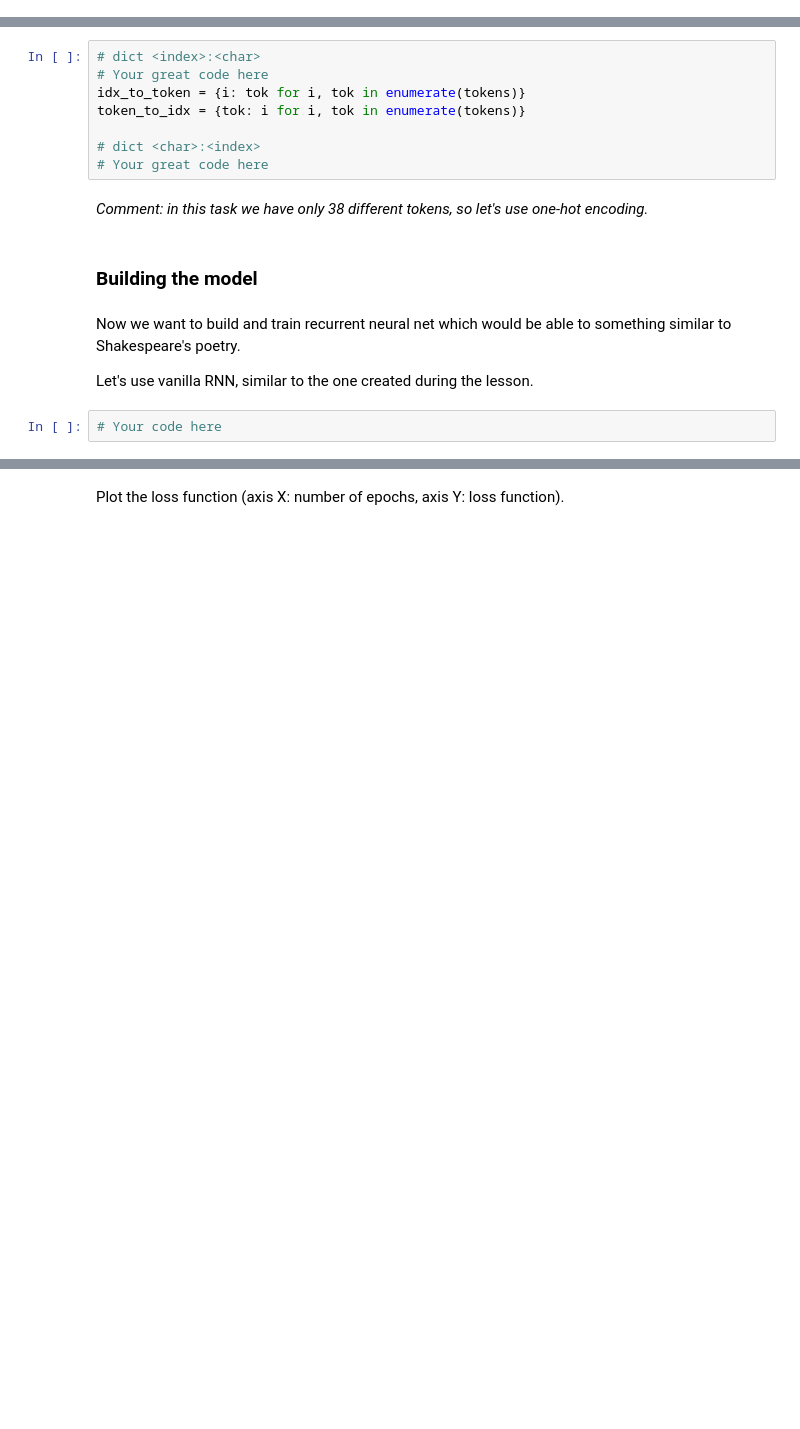
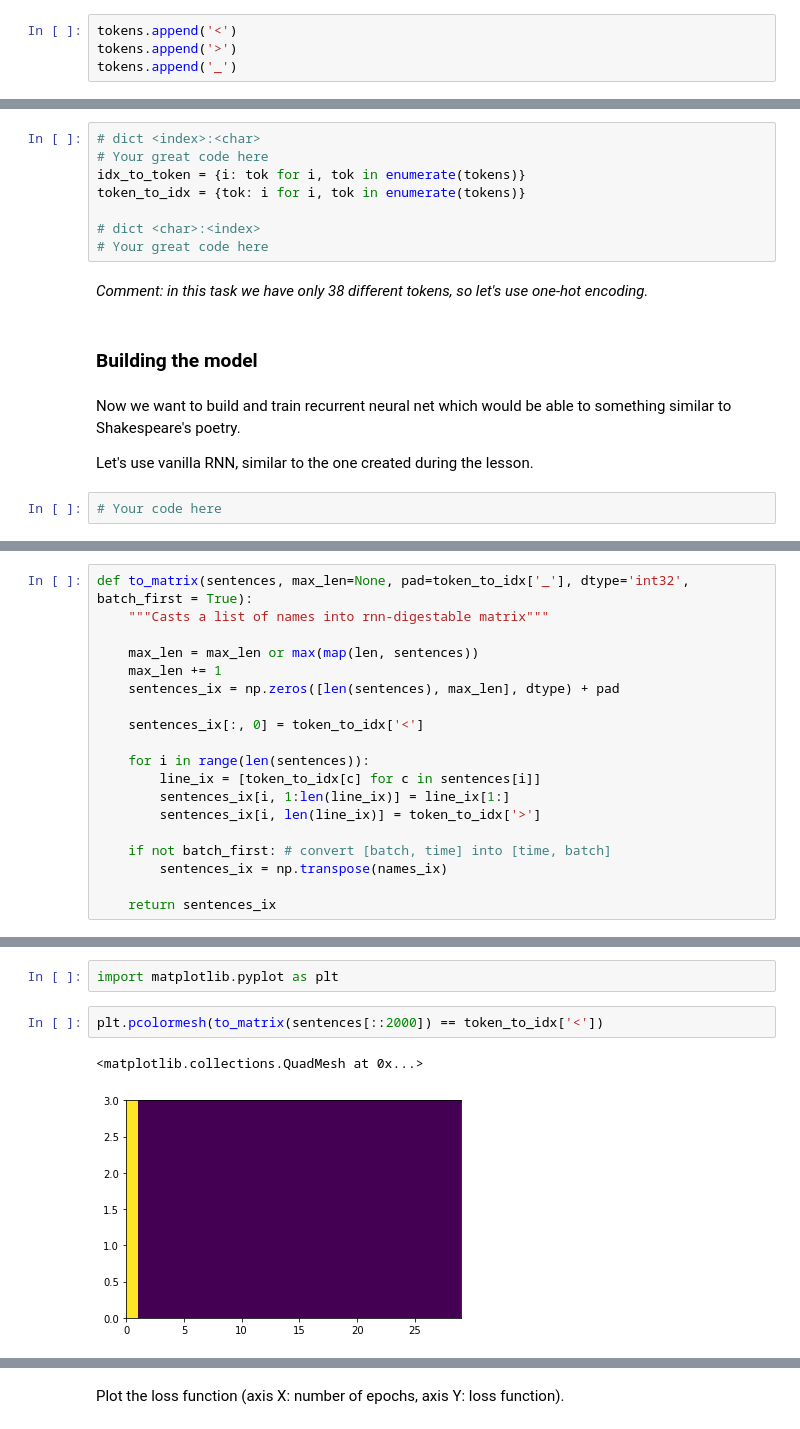
Before and after one commit to NikOrlov/ml_made, a Jupyter notebook: LAB02/Lab2_DL_part3_poetry.ipynb, the cells around one changed output, grey strips where cells are left out. Saved outputs shown, nothing was run; the diff lists cells and outputs as text; blank space fills up the shorter version.

```diff
--- a/LAB02/Lab2_DL_part3_poetry.ipynb
+++ b/LAB02/Lab2_DL_part3_poetry.ipynb
@@ -116,0 +135,4 @@ len(tokens)
+# %%
+tokens.append('<')
+tokens.append('>')
+tokens.append('_')
@@ -136,0 +168,19 @@ Let's use vanilla RNN, similar to the one created during the lesson.
+# %%
+def to_matrix(sentences, max_len=None, pad=token_to_idx['_'], dtype='int32', batch_first = True):
+    """Casts a list of names into rnn-digestable matrix"""
+
+    max_len = max_len or max(map(len, sentences))
+    max_len += 1
+    sentences_ix = np.zeros([len(sentences), max_len], dtype) + pad
+
+    sentences_ix[:, 0] = token_to_idx['<']
+
+    for i in range(len(sentences)):
+        line_ix = [token_to_idx[c] for c in sentences[i]]
+        sentences_ix[i, 1:len(line_ix)] = line_ix[1:]
+        sentences_ix[i, len(line_ix)] = token_to_idx['>']
+
+    if not batch_first: # convert [batch, time] into [time, batch]
+        sentences_ix = np.transpose(names_ix)
+
+    return sentences_ix
@@ -136,0 +200,7 @@ Let's use vanilla RNN, similar to the one created during the lesson.
+# %%
+import matplotlib.pyplot as plt
+# %%
+plt.pcolormesh(to_matrix(sentences[::2000]) == token_to_idx['<'])
+# %% [output]
+<matplotlib.collections.QuadMesh at 0x...>
+[figure, added]
```
Also changed, not shown: parts of 25 cells of this notebook.
